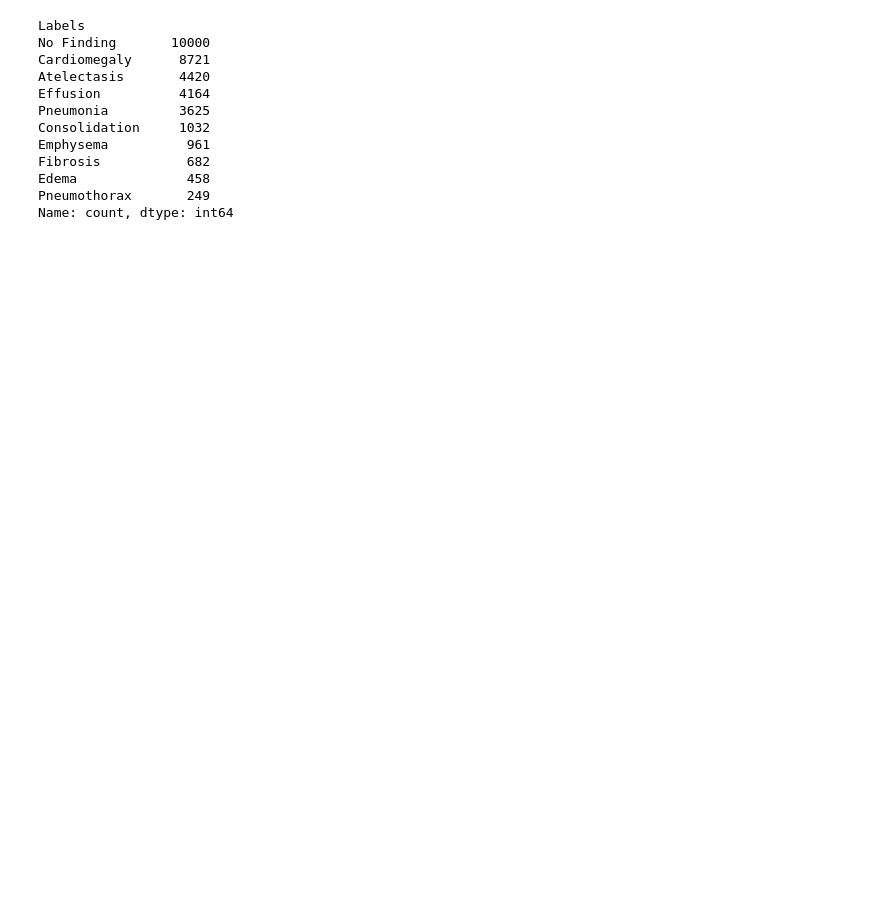
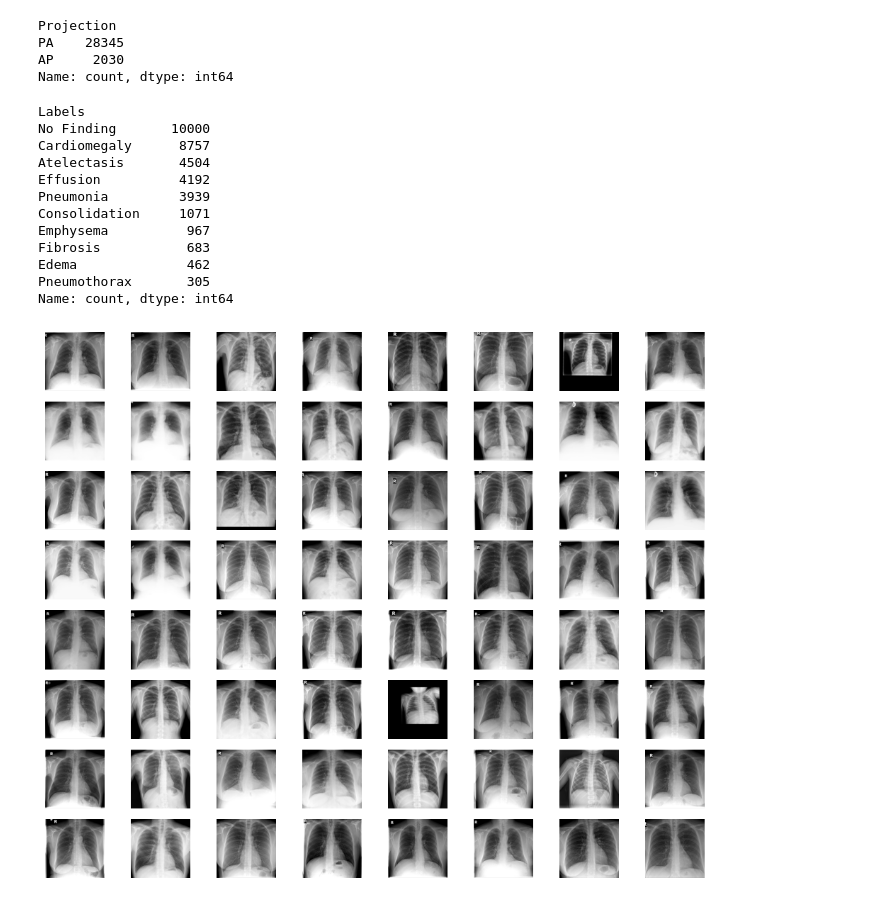
Before and after one commit to SEOYUNJE/Lung-Image-Analysis, a Jupyter notebook: Dataset/Pc-preprocessing.ipynb, the cells around one changed output. Cells and saved outputs as stored; diff of their text form; code cells hidden in the pictures; blank space fills up the shorter version.

Commit message:
Kaggle Notebook | CXR Test Dataset | Version 10

```diff
--- a/Dataset/Pc-preprocessing.ipynb
+++ b/Dataset/Pc-preprocessing.ipynb
@@ -13,4 +13,6 @@ import shutil
 # %%
 import torchxrayvision as xrv
 # %%
-meta_df = pd.read_csv('/kaggle/input/padchest-small-dataset/PC/PADCHEST_chest_x_ray_images_labels_160K_01.02.19.csv')
+df = pd.read_csv('/kaggle/input/padchest-small-dataset/PC/PADCHEST_chest_x_ray_images_labels_160K_01.02.19.csv')
+df = df[df['Projection'].isin(['PA','AP'])]
+print(display(df))
@@ -48,6 +34,6 @@ df_pc = xrv.datasets.PC_Dataset(imgpath='/kaggle/input/padchest-small-dataset/PC
 # %%
-df = df_pc.csv
-df = df.reset_index(drop=True)
+df = df[['ImageID','PatientID','Projection','Labels']]
+df = df.dropna().reset_index(drop=True)
 # %%
 df['Labels'] = df['Labels'].apply(ast.literal_eval)
 df['Labels'] = df['Labels'].apply(lambda x: [label.strip() for label in x])
@@ -114,8 +100,6 @@ tmp = df['Labels'].str.split('|').explode()
 df['Labels'] = tmp.apply(lambda x: label_concat(x)).groupby(tmp.index).agg('|'.join)
 # %%
 df = df.reset_index(drop=True)
-# %%
-df = df[['ImageID','PatientID','Labels','view']]
 # %%
 %%time
 tmp = {os.path.basename(x): x for x in glob('/kaggle/input/*/PC/images-224/images-224/*')}
@@ -143,23 +127,48 @@ tmp2 = df[df['Labels'] != 'No Finding']
 
 df = pd.concat([tmp1,tmp2])
 df = df.reset_index(drop=True)
+# %%
+df['Projection'].value_counts()
+# %% [output]
+Projection
+PA    28345
+AP     2030
+Name: count, dtype: int64
 # %%
 df['Labels'].str.split('|').explode().value_counts()
 # %% [output]
 Labels
 No Finding       10000
-Cardiomegaly      8721
-Atelectasis       4420
-Effusion          4164
-Pneumonia         3625
-Consolidation     1032
-Emphysema          961
-Fibrosis           682
-Edema              458
-Pneumothorax       249
+Cardiomegaly      8757
+Atelectasis       4504
+Effusion          4192
+Pneumonia         3939
+Consolidation     1071
+Emphysema          967
+Fibrosis           683
+Edema              462
+Pneumothorax       305
 Name: count, dtype: int64
 # %%
+df = df.dropna().reset_index(drop=True)
 df.to_csv('metadata.csv', index=False)
+# %%
+from PIL import Image
+
+plt.figure(figsize=(10,8))
+
+
+for i in range(64):
+    plt.subplot(8,8,i+1)
+    path = df.iloc[i]['path']
+    img = Image.open(path)
+    img = np.array(img)
+    plt.imshow(img, cmap='gray')
+    plt.axis('off')
+plt.tight_layout()
+plt.show()
+# %% [output]
+[figure, added]
 # %%
 PATH = '/kaggle/working/lung_diseases/'
 
```
Also changed, not shown: parts of 6 cells of this notebook.
